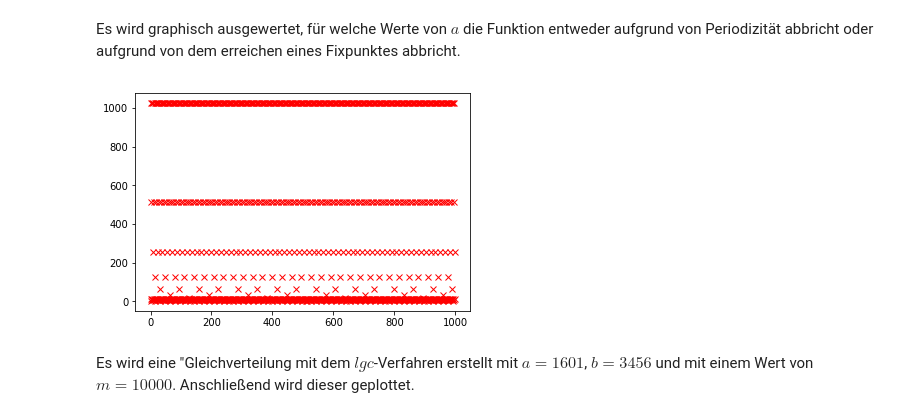
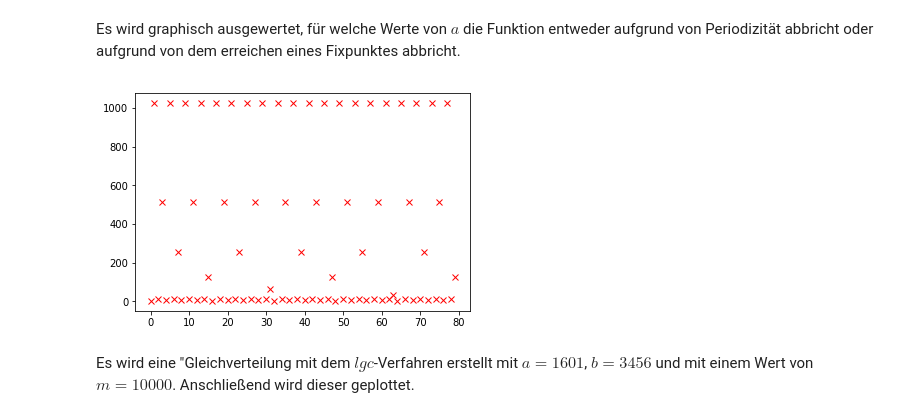
Before and after one commit to jpwgnr/SMD_Abgaben, a Jupyter notebook: Blatt3_Schubert_Herdieckerhoff_Overhoff/Blatt3.ipynb, the cells around one changed output. Cells and saved outputs as stored; diff of their text form; code cells hidden in the pictures.

```diff
--- a/Blatt3_Schubert_Herdieckerhoff_Overhoff/Blatt3.ipynb
+++ b/Blatt3_Schubert_Herdieckerhoff_Overhoff/Blatt3.ipynb
@@ -134,15 +134,16 @@ def testfunc(a):
 # %% [markdown]
 Es wird graphisch ausgewertet, für welche Werte von $a$ die Funktion entweder aufgrund von Periodizität abbricht oder aufgrund von dem erreichen eines Fixpunktes abbricht.
 # %%
-b = 1000
+b = 80
 y = testfunc(b)
 a = np.arange(b)
 
 plt.figure(6)
+
 plt.plot(a, y, "rx")
 None
 # %% [output]
-[figure, old version]
+[figure, new version]
 # %% [markdown]
 Es wird eine "Gleichverteilung mit dem $lgc$-Verfahren erstellt mit $a = 1601$, $b = 3456$ und mit einem Wert von $m = 10000$. Anschließend wird dieser geplottet.
 # %%
```
Also changed, not shown: parts of 6 cells of this notebook.
